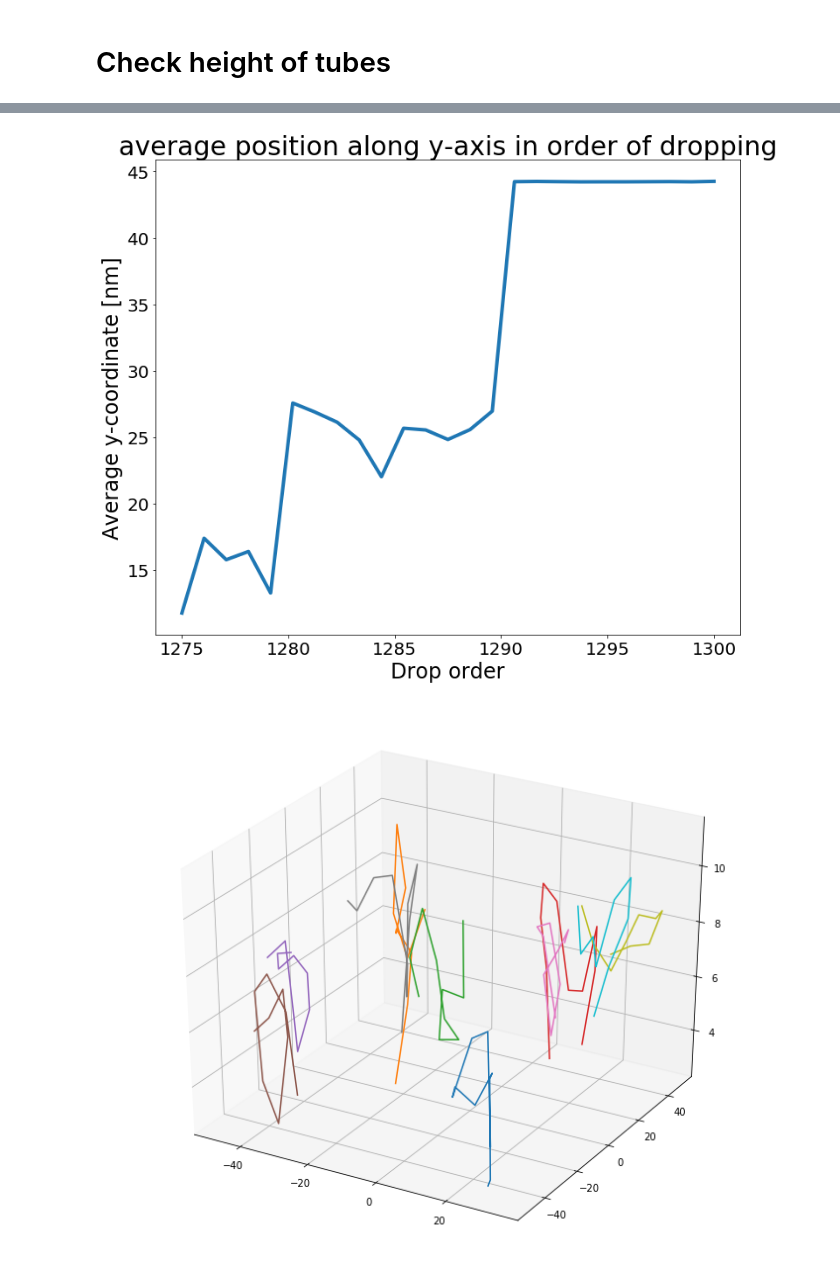
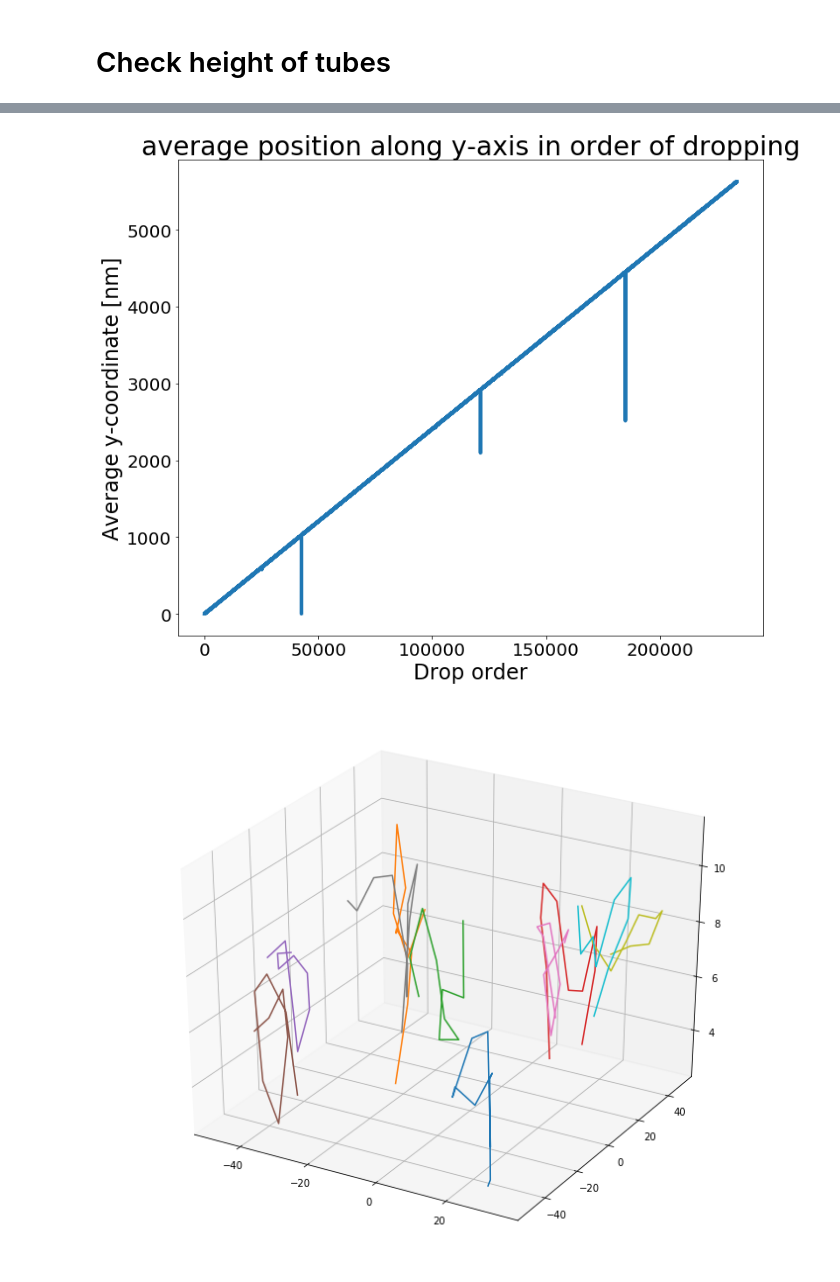
Before and after one commit to amirhosseindavoody/carbon_nanotube_mesh, a Jupyter notebook: visualization_and_validation.ipynb, the cells around one changed output, grey strips where cells are left out. Saved outputs shown, nothing was run; the diff lists cells and outputs as text; code cells hidden in the pictures.

```diff
--- a/visualization_and_validation.ipynb
+++ b/visualization_and_validation.ipynb
@@ -23,11 +23,11 @@ class tube:
 # %% [markdown]
 # Check height of tubes
 # %%
-directory = "/Users/amirhossein/research/cnt_mesh_5_nm_bids"
+directory = "/home/amirhossein/research/cnt_mesh_5_nm_bids"
 
 tubes = []
 
-for i in range(1,10):
+for i in range(1,100):
     filename = os.path.join(directory, "tube"+str(i)+".dat")
     if (not os.path.isfile(filename)):
         continue
@@ -39,4 +39,4 @@ for i in range(1,10):
             tubes.append(tube(x))
 
 print("number of tubes: {}".format(len(tubes)))
-avg_y = np.array([np.mean(tube.x[100:,1]) for tube in tubes[:1500]])
+avg_y = np.array([np.mean(tube.x[:,1]) for tube in tubes[:]])
@@ -43,16 +61,16 @@ avg_y = np.array([np.mean(tube.x[100:,1]) for tube in tubes[:1500]])
 # %%
-min_order, max_order = 1275, 1300
+min_order, max_order = 0, len(tubes)
 drop_order = np.linspace(min_order,max_order, max_order-min_order)
 
 fig = plt.figure(figsize=(12,10))
 ax = fig.add_subplot(1,1,1)
 ax.plot(drop_order,avg_y[min_order:max_order], linewidth=4)
 ax.set_title("average position along y-axis in order of dropping",fontsize=30)
 ax.set_xlabel("Drop order",fontsize=24)
 ax.set_ylabel("Average y-coordinate [nm]",fontsize=24)
 ax.tick_params(labelsize=20)
 # %% [output]
-[figure, old version]
+[figure, new version]
 # %%
 import matplotlib as mpl
 from mpl_toolkits.mplot3d import Axes3D
```
Also changed, not shown: parts of 1 cell of this notebook, 3 other files.
